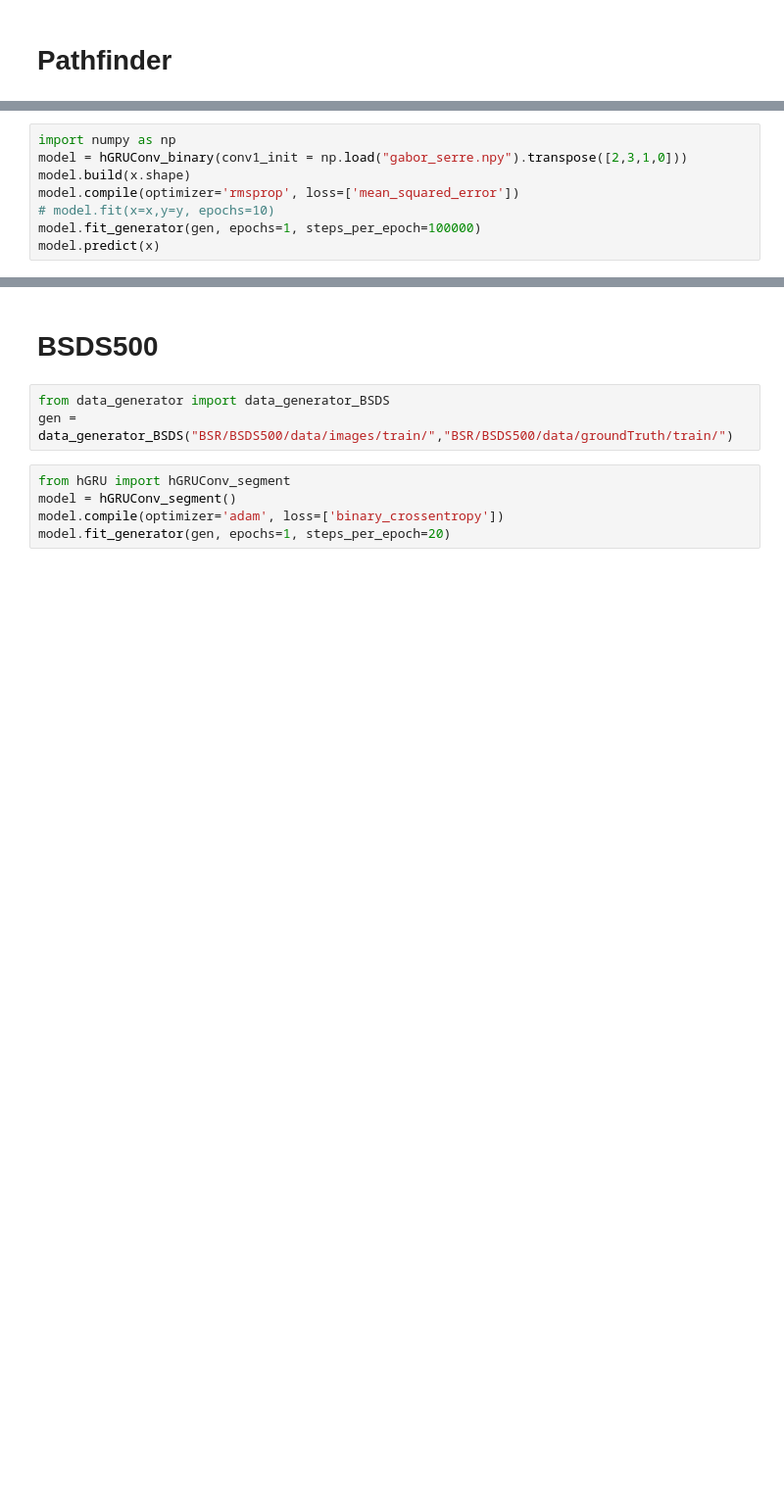
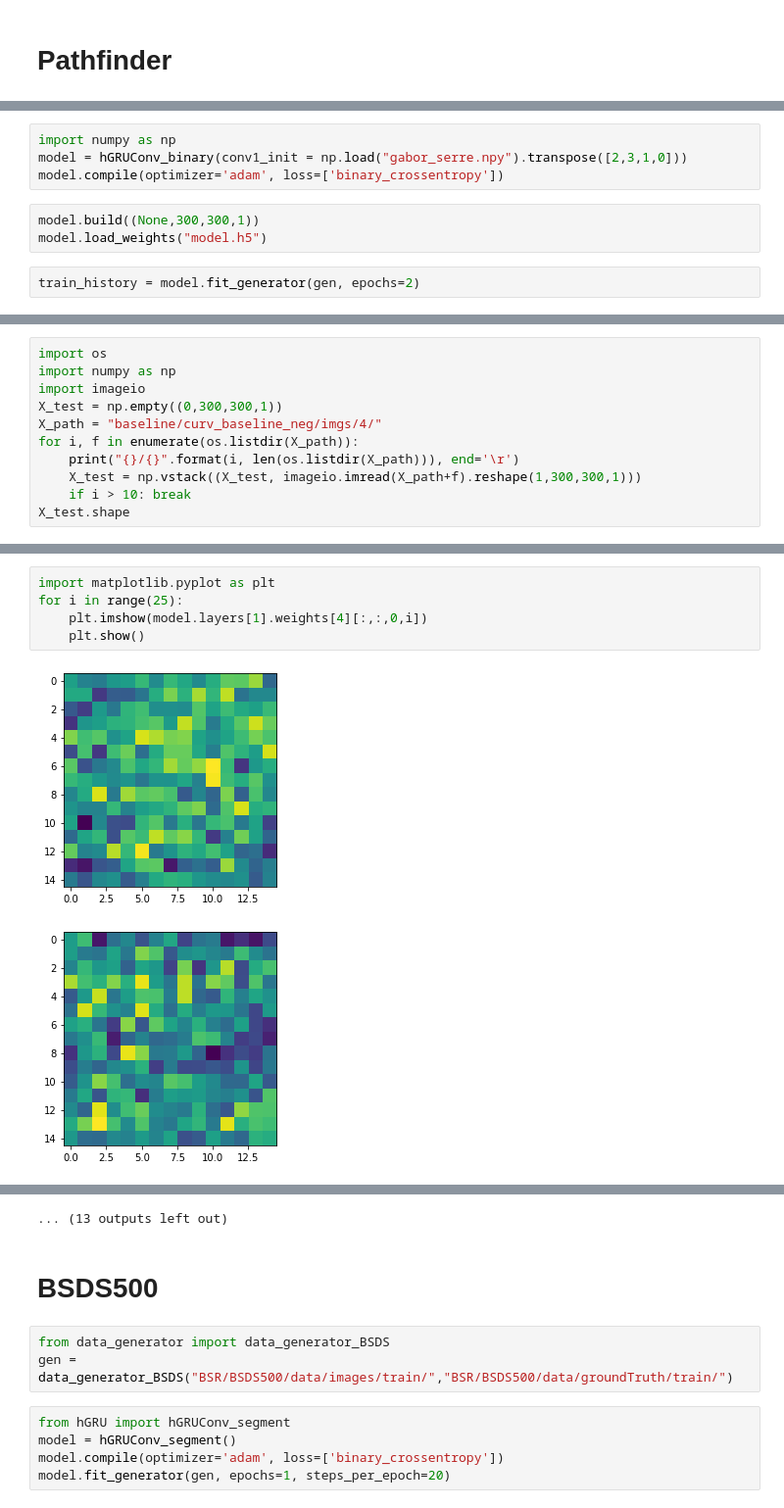
Before and after one commit to green-codes/hGRU-keras, a Jupyter notebook: experiments.ipynb, the cells around one changed output, grey strips where cells are left out. Shown: that part at 98% size. Cells and saved outputs as stored; diff of their text form; blank space fills up the shorter version.

```diff
--- a/experiments.ipynb
+++ b/experiments.ipynb
@@ -22,8 +26,9 @@ gen = data_generator_pathfinder("/Users/gcodes/Downloads/code/pathfinder_full/ba
 # %%
 import numpy as np
 model = hGRUConv_binary(conv1_init = np.load("gabor_serre.npy").transpose([2,3,1,0]))
-model.build(x.shape)
-model.compile(optimizer='rmsprop', loss=['mean_squared_error'])
-# model.fit(x=x,y=y, epochs=10)
-model.fit_generator(gen, epochs=1, steps_per_epoch=100000)
-model.predict(x)
+model.compile(optimizer='adam', loss=['binary_crossentropy'])
+# %%
+model.build((None,300,300,1))
+model.load_weights("model.h5")
+# %%
+train_history = model.fit_generator(gen, epochs=2)
@@ -31,0 +44,11 @@ model.summary()
+# %%
+import os
+import numpy as np
+import imageio
+X_test = np.empty((0,300,300,1))
+X_path = "baseline/curv_baseline_neg/imgs/4/"
+for i, f in enumerate(os.listdir(X_path)):
+    print("{}/{}".format(i, len(os.listdir(X_path))), end='\r')
+    X_test = np.vstack((X_test, imageio.imread(X_path+f).reshape(1,300,300,1)))
+    if i > 10: break
+X_test.shape
@@ -31,0 +77,8 @@ model.summary()
+# %%
+import matplotlib.pyplot as plt
+for i in range(25):
+    plt.imshow(model.layers[1].weights[4][:,:,0,i])
+    plt.show()
+# %% [output]
+[figure, added]
+[figure, added]
@@ -32,3 +95,4 @@ model.summary()
+... (13 outputs left out)
 # %% [markdown]
 # BSDS500
 # %%
```
Also changed, not shown: parts of 11 cells of this notebook.
